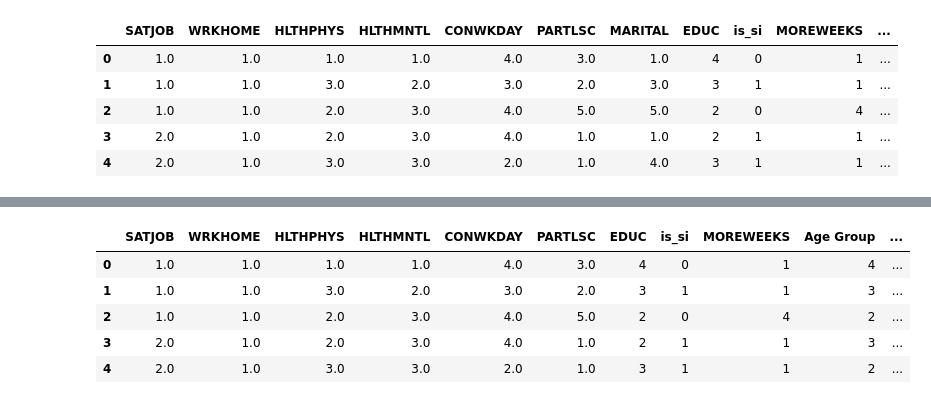
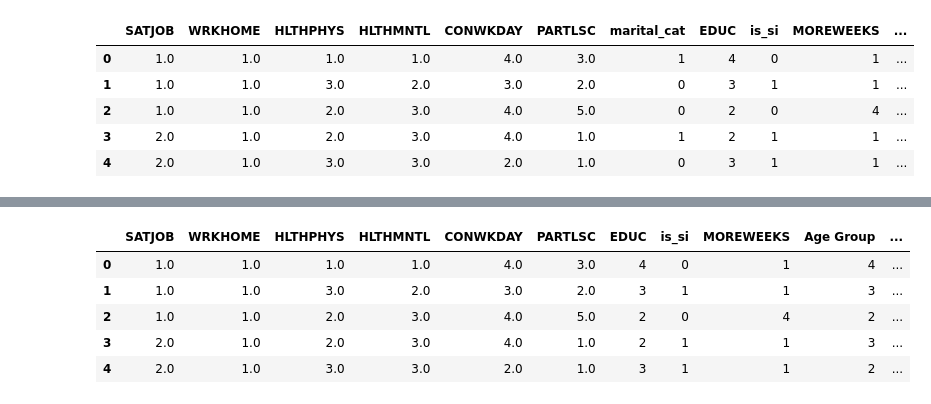
Before and after one commit to matthewasloan95/social-isolation-transportation, a Jupyter notebook: gss_logit.ipynb, the cells around one changed output, grey strips where cells are left out. Saved outputs shown, nothing was run; the diff lists cells and outputs as text; code cells hidden in the pictures.

```diff
--- a/gss_logit.ipynb
+++ b/gss_logit.ipynb
@@ -19,15 +19,15 @@ df.head()
 # %%
 # Getting rid of redundant columns from initial dataframe
 
-gss= df[['SATJOB','WRKHOME', 'HLTHPHYS', 'HLTHMNTL', 'CONWKDAY', 'PARTLSC','MARITAL', 'EDUC', 'is_si', 'MOREWEEKS', 'Age Group']]
+gss= df[['SATJOB','WRKHOME', 'HLTHPHYS', 'HLTHMNTL', 'CONWKDAY', 'PARTLSC','marital_cat', 'EDUC', 'is_si', 'MOREWEEKS', 'Age Group']]
 gss.head()
 # %% [output]
-|  | SATJOB | WRKHOME | HLTHPHYS | HLTHMNTL | CONWKDAY | PARTLSC | MARITAL | EDUC | is_si | MOREWEEKS | ... |
-| 0 | 1.0 | 1.0 | 1.0 | 1.0 | 4.0 | 3.0 | 1.0 | 4 | 0 | 1 | ... |
-| 1 | 1.0 | 1.0 | 3.0 | 2.0 | 3.0 | 2.0 | 3.0 | 3 | 1 | 1 | ... |
-| 2 | 1.0 | 1.0 | 2.0 | 3.0 | 4.0 | 5.0 | 5.0 | 2 | 0 | 4 | ... |
-| 3 | 2.0 | 1.0 | 2.0 | 3.0 | 4.0 | 1.0 | 1.0 | 2 | 1 | 1 | ... |
-| 4 | 2.0 | 1.0 | 3.0 | 3.0 | 2.0 | 1.0 | 4.0 | 3 | 1 | 1 | ... |
+|  | SATJOB | WRKHOME | HLTHPHYS | HLTHMNTL | CONWKDAY | PARTLSC | marital_cat | EDUC | is_si | MOREWEEKS | ... |
+| 0 | 1.0 | 1.0 | 1.0 | 1.0 | 4.0 | 3.0 | 1 | 4 | 0 | 1 | ... |
+| 1 | 1.0 | 1.0 | 3.0 | 2.0 | 3.0 | 2.0 | 0 | 3 | 1 | 1 | ... |
+| 2 | 1.0 | 1.0 | 2.0 | 3.0 | 4.0 | 5.0 | 0 | 2 | 0 | 4 | ... |
+| 3 | 2.0 | 1.0 | 2.0 | 3.0 | 4.0 | 1.0 | 1 | 2 | 1 | 1 | ... |
+| 4 | 2.0 | 1.0 | 3.0 | 3.0 | 2.0 | 1.0 | 0 | 3 | 1 | 1 | ... |
 # %%
 # Checking for multicollinearity- looks good
 
```
Also changed, not shown: parts of 7 cells of this notebook.
